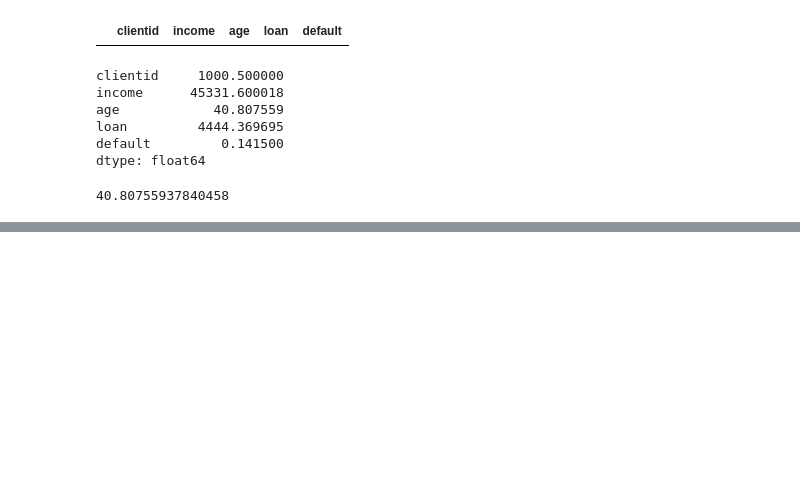
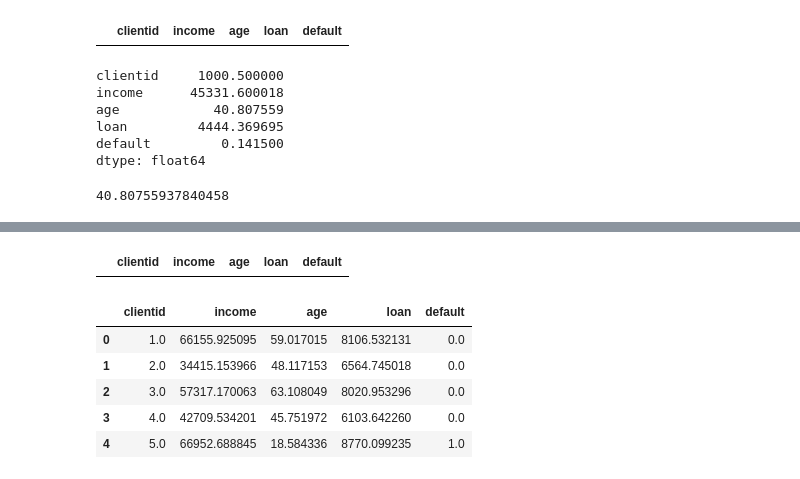
Before and after one commit to hbtfsilvadata/MachineLearning_Analise_de_Credito, a Jupyter notebook: Machine_Learning_e_Data_Scinece_com_Python.ipynb, the cells around one changed output, grey strips where cells are left out. Cells and saved outputs as stored; diff of their text form; code cells hidden in the pictures; blank space fills up the shorter version.

```diff
--- a/Machine_Learning_e_Data_Scinece_com_Python.ipynb
+++ b/Machine_Learning_e_Data_Scinece_com_Python.ipynb
@@ -196,0 +202,13 @@ base_credit['age'][base_credit['age'] > 0].mean()
+# %%
+base_credit.loc[base_credit['age'] < 0]
+# %% [output]
+|  | clientid | income | age | loan | default |
+# %%
+base_credit.head()
+# %% [output]
+|  | clientid | income | age | loan | default |
+| 0 | 1.0 | 66155.925095 | 59.017015 | 8106.532131 | 0.0 |
+| 1 | 2.0 | 34415.153966 | 48.117153 | 6564.745018 | 0.0 |
+| 2 | 3.0 | 57317.170063 | 63.108049 | 8020.953296 | 0.0 |
+| 3 | 4.0 | 42709.534201 | 45.751972 | 6103.642260 | 0.0 |
+| 4 | 5.0 | 66952.688845 | 18.584336 | 8770.099235 | 1.0 |
```
Also changed, not shown: parts of 6 cells of this notebook.
